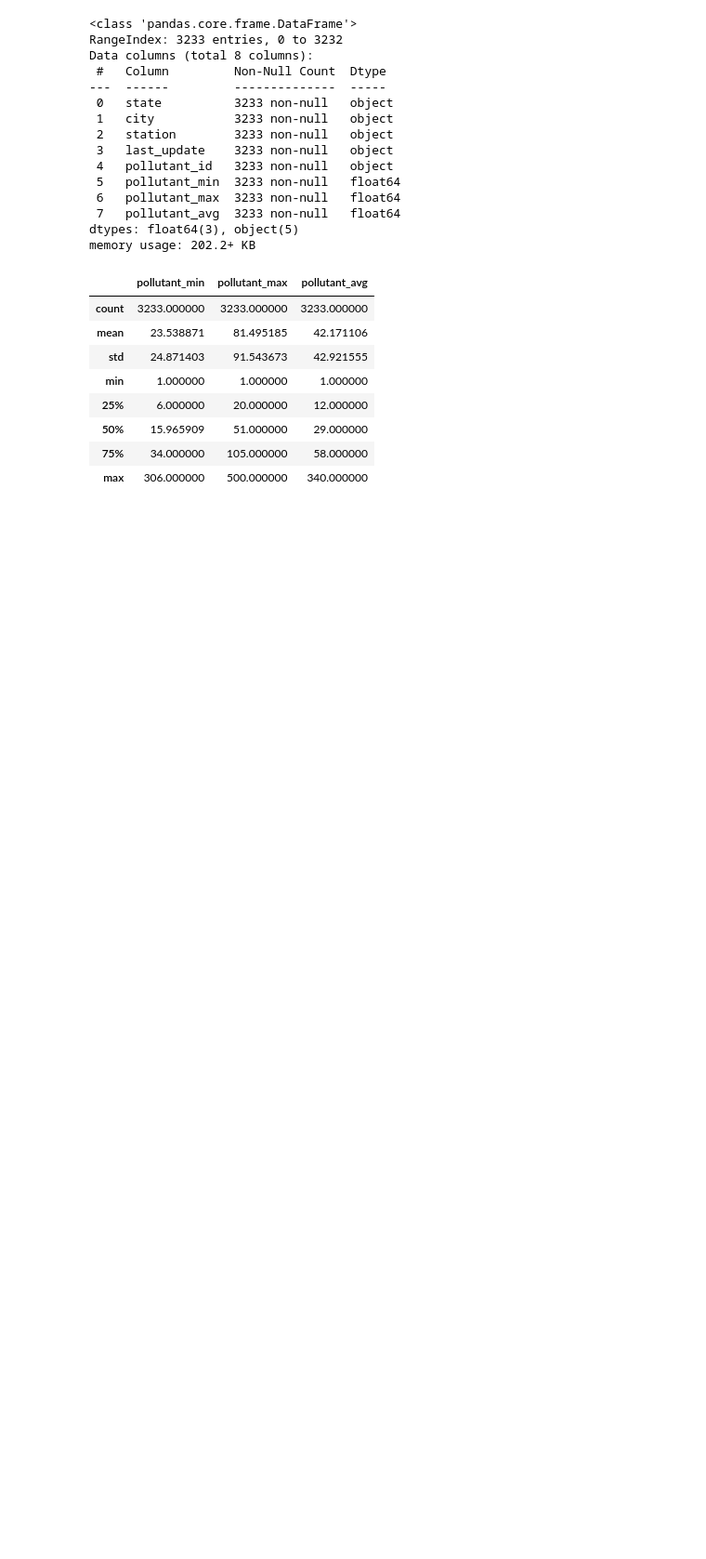
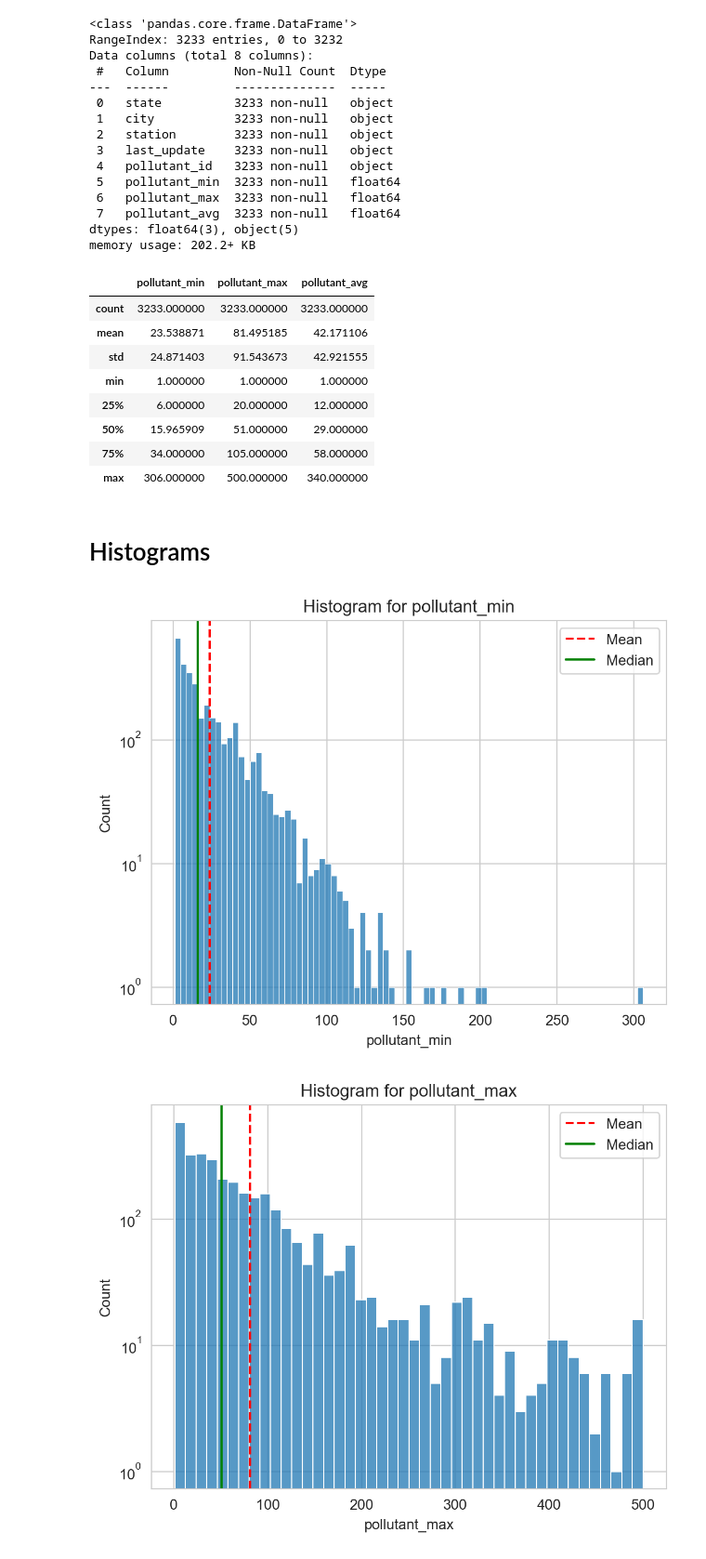
Before and after one commit to Asifdotexe/Air-Quality-Analysis-AQA, a Jupyter notebook: code/issue-5-IAQAPS-exploratory-data-analysis.ipynb, the cells around one changed output. Shown at 93% size. Saved outputs shown, nothing was run; the diff lists cells and outputs as text; code cells hidden in the pictures; blank space fills up the shorter version.

Commit message:
#5 created histogram and density plots

```diff
--- a/code/issue-5-IAQAPS-exploratory-data-analysis.ipynb
+++ b/code/issue-5-IAQAPS-exploratory-data-analysis.ipynb
@@ -8,6 +8,9 @@ import warnings
 warnings.filterwarnings('ignore')
 %matplotlib inline
 sns.set_style('whitegrid')
+plt.rcParams['figure.dpi'] = 200
+
+from src.visualization import plot_histogram_with_stats
 # %%
 # reading the data
 df = pd.read_csv('../data/RTAQI_update.csv')
@@ -63,3 +66,12 @@ df.describe()
 | 50% | 15.965909 | 51.000000 | 29.000000 |
 | 75% | 34.000000 | 105.000000 | 58.000000 |
 | max | 306.000000 | 500.000000 | 340.000000 |
+# %% [markdown]
+# Histograms
+# %%
+numerical_columns = df.describe().columns.to_list()
+
+plot_histogram_with_stats(df, numerical_columns, yscale=True)
+# %% [output]
+[figure, added]
+[figure, added]
```
Also changed, not shown: parts of 5 cells of this notebook, 2 other files.
